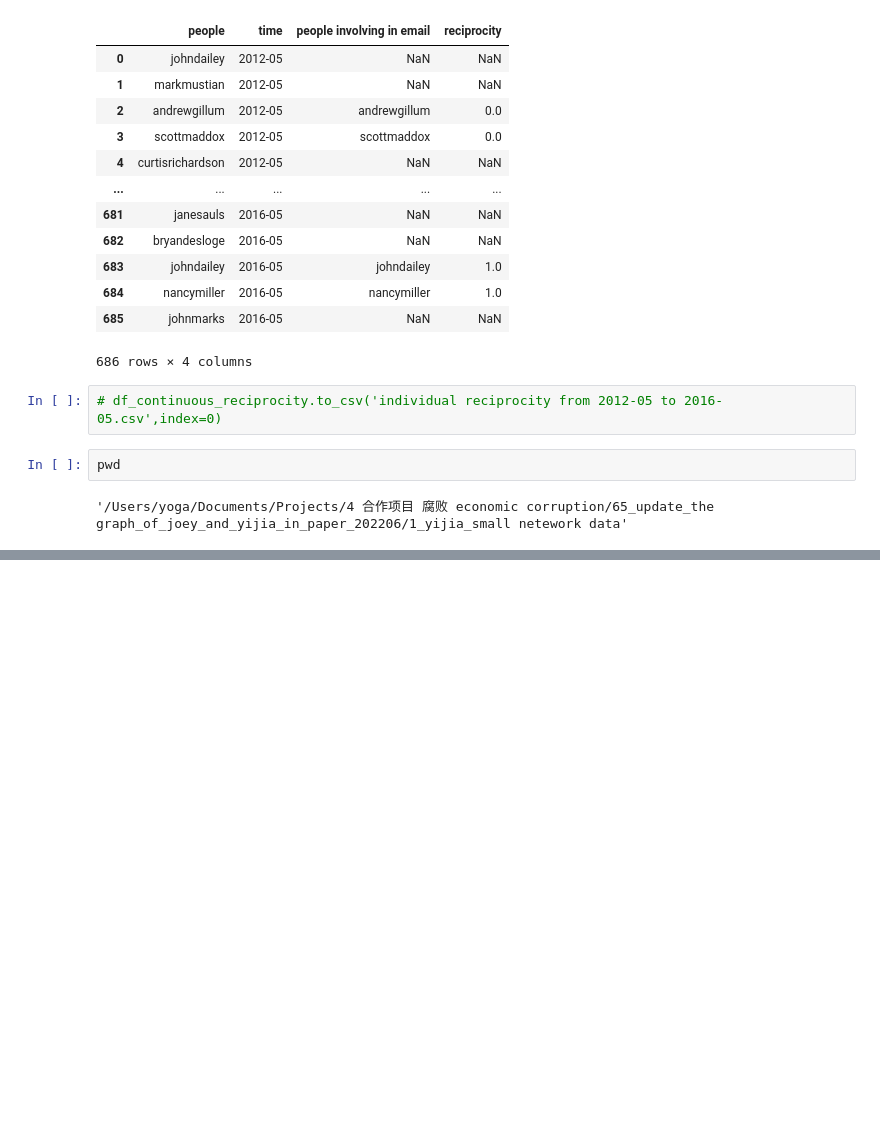
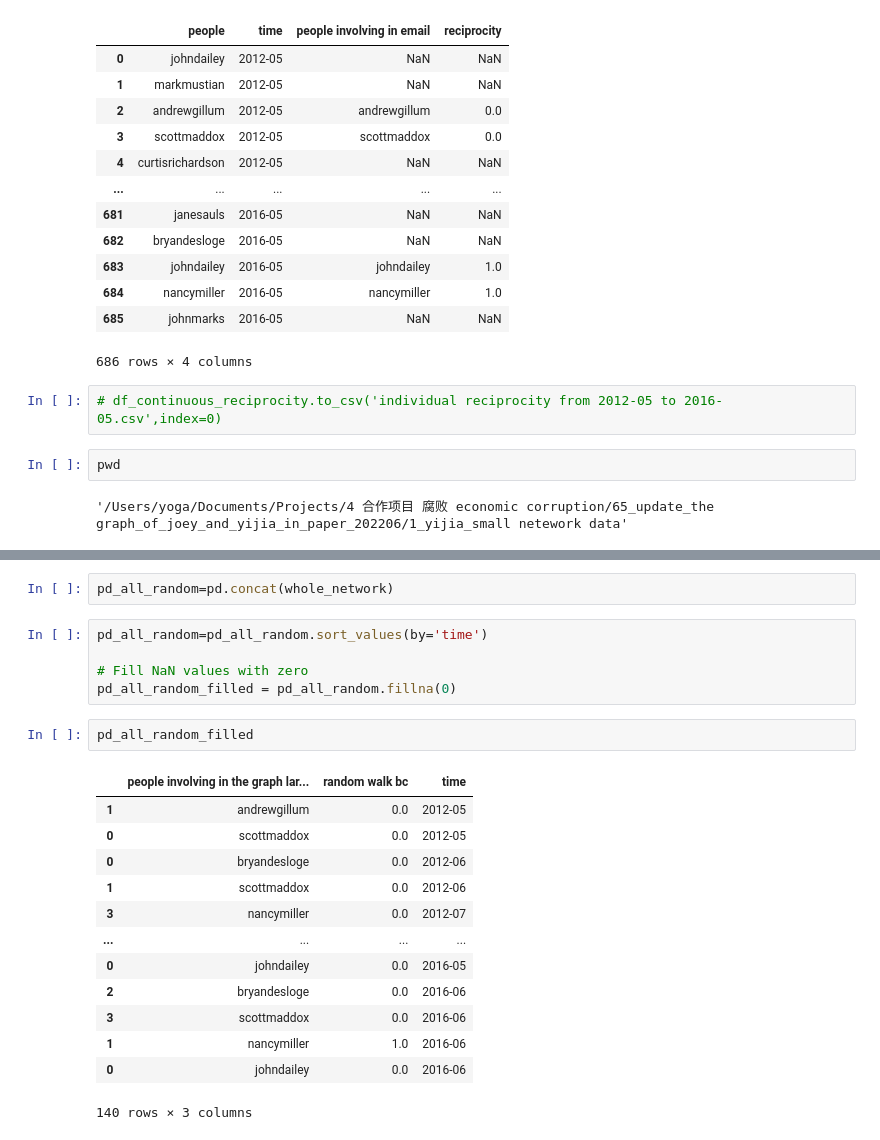
Before and after one commit to yijiawen1203/corruption_project, a Jupyter notebook: CRA_network/3 try to separate the email file by month_and draw pic202306.ipynb, the cells around one changed output, grey strips where cells are left out. Cells and saved outputs as stored; diff of their text form; blank space fills up the shorter version.

```diff
--- a/CRA_network/3 try to separate the email file by month_and draw pic202306.ipynb
+++ b/CRA_network/3 try to separate the email file by month_and draw pic202306.ipynb
@@ -280,0 +426,23 @@ pwd
+# %%
+pd_all_random=pd.concat(whole_network)
+# %%
+pd_all_random=pd_all_random.sort_values(by='time')
+
+# Fill NaN values with zero
+pd_all_random_filled = pd_all_random.fillna(0)
+# %%
+pd_all_random_filled
+# %% [output]
+|  | people involving in the graph lar... | random walk bc | time |
+| 1 | andrewgillum | 0.0 | 2012-05 |
+| 0 | scottmaddox | 0.0 | 2012-05 |
+| 0 | bryandesloge | 0.0 | 2012-06 |
+| 1 | scottmaddox | 0.0 | 2012-06 |
+| 3 | nancymiller | 0.0 | 2012-07 |
+| ... | ... | ... | ... |
+| 0 | johndailey | 0.0 | 2016-05 |
+| 2 | bryandesloge | 0.0 | 2016-06 |
+| 3 | scottmaddox | 0.0 | 2016-06 |
+| 1 | nancymiller | 1.0 | 2016-06 |
+| 0 | johndailey | 0.0 | 2016-06 |
+140 rows × 3 columns
```
Also changed, not shown: parts of 11 cells of this notebook.
